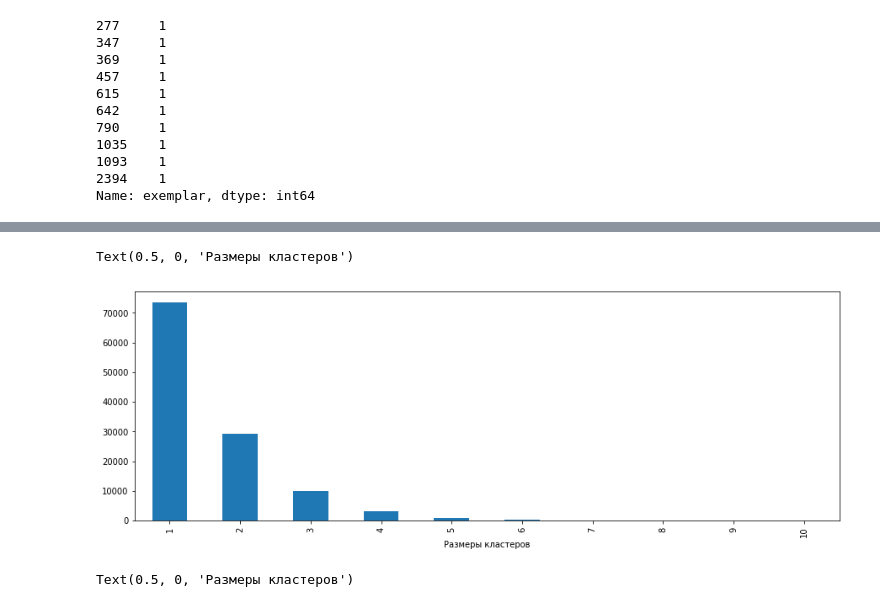
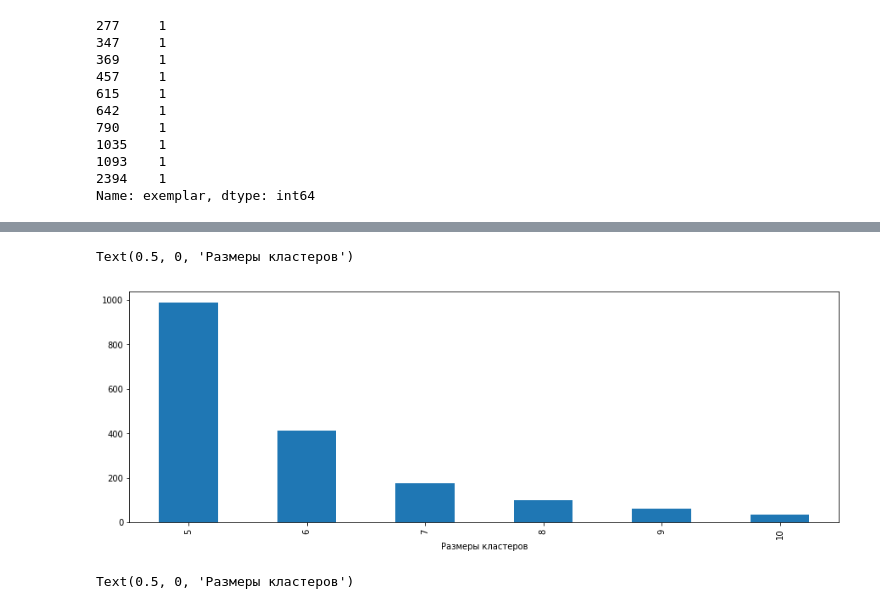
Before and after one commit to sokobath/spbu-machine-learning, a Jupyter notebook: 3-affinity-propagation/validation.ipynb, the cells around one changed output, grey strips where cells are left out. Drawn from its saved outputs; the diff is of its cells as text; code cells hidden in the pictures.

```diff
--- a/3-affinity-propagation/validation.ipynb
+++ b/3-affinity-propagation/validation.ipynb
@@ -54,9 +60,9 @@ Name: exemplar, dtype: int64
 # %%
-ax = count_sizes[count_sizes.index <= 10].plot(kind = "bar", figsize = (15, 5))
+ax = count_sizes[(count_sizes.index > 4) & (count_sizes.index <= 10)].plot(kind = "bar", figsize = (15, 5))
 ax.set_xlabel("Размеры кластеров")
 # %% [output]
 Text(0.5, 0, 'Размеры кластеров')
-[figure, old version]
+[figure, new version]
 # %%
 ax = count_sizes[count_sizes.index > 10].plot(kind = "bar", figsize = (15, 5))
 ax.set_xlabel("Размеры кластеров")
```
Also changed, not shown: parts of 5 cells of this notebook.
